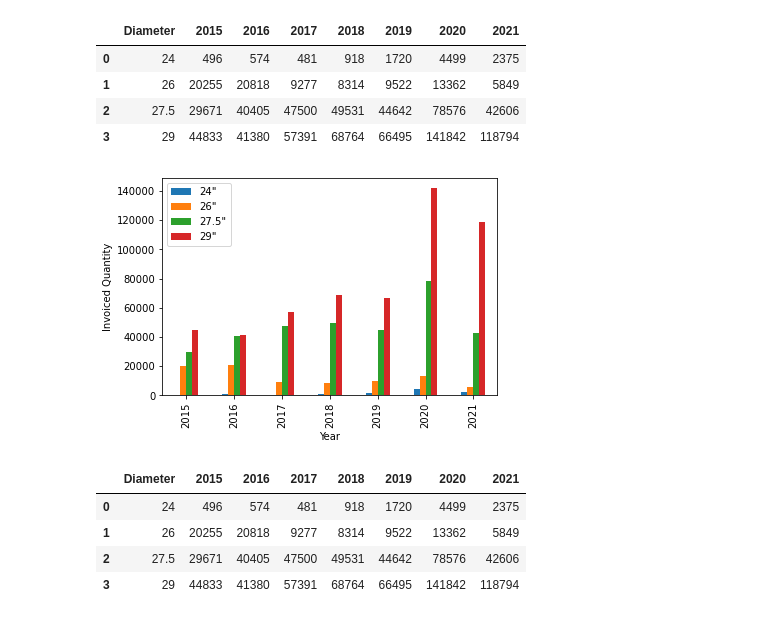
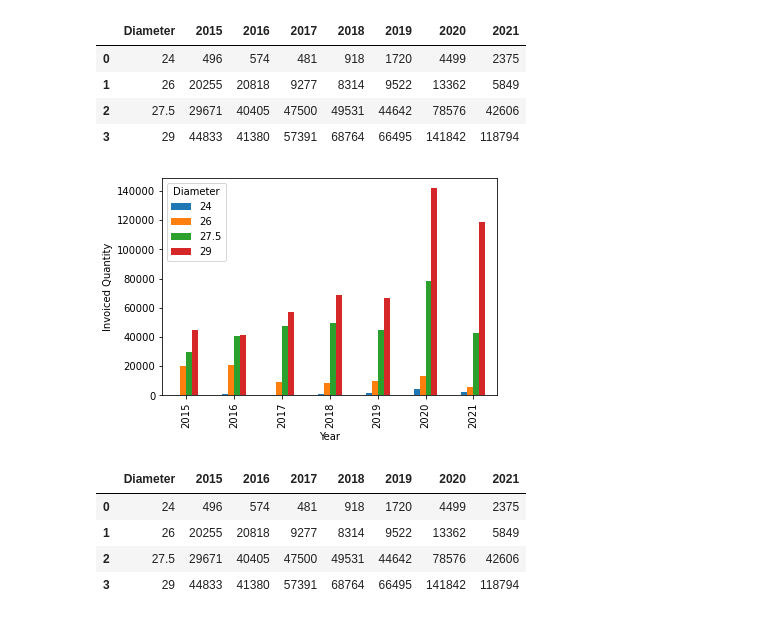
Before and after one commit to 2Delta/GT-Coding-Boot-Camp_Project-1, a Jupyter notebook: Project_01_BicycleSales_01.ipynb, the cells around one changed output. Drawn from its saved outputs; the diff is of its cells as text; code cells hidden in the pictures.

Commit message:
updated diameter graph code

```diff
--- a/Project_01_BicycleSales_01.ipynb
+++ b/Project_01_BicycleSales_01.ipynb
@@ -229,18 +231,18 @@ diameter_year_df
 # %%
 # plot quantity by diameter for each year
 #for each in years:
     #plt.plot(diameter_year_df["Diameter"], diameter_year_df[each], label = each)
 # diameter_year_df = diameter_year_df.astype(float)
 # diameter_year_df.transpose().plot(kind='bar')
 
-ax = diameter_year_df[['2015','2016','2017','2018','2019','2020','2021']].transpose().plot(kind='bar')
+diameter_year_df.set_index("Diameter").transpose().plot(kind='bar')
 
 plt.xlabel('Year')
 plt.ylabel('Invoiced Quantity')
-plt.legend(['24"','26"','27.5"','29"'])
+
 plt.show()
 # %% [output]
-[figure, old version]
+[figure, new version]
 # %%
 # test 1
 # %%
```
Also changed, not shown: parts of 1 cell of this notebook.
